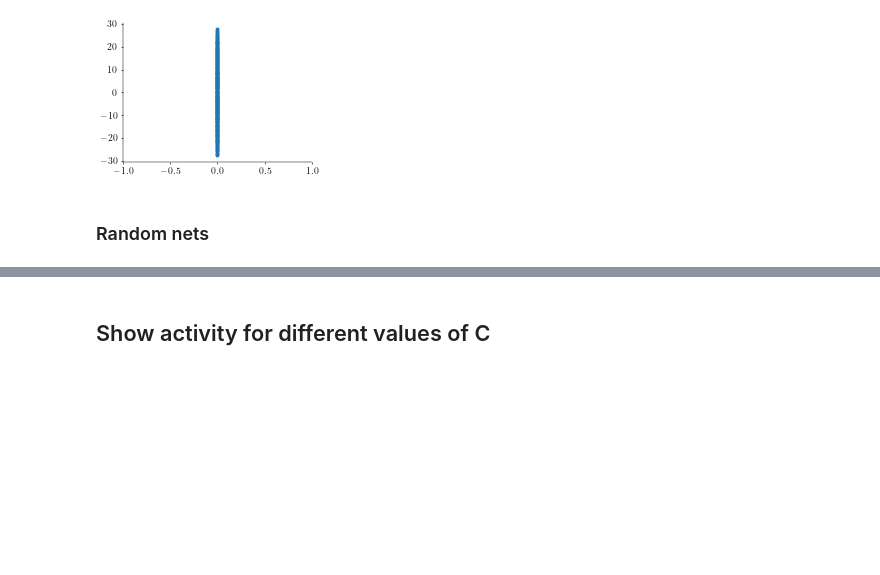
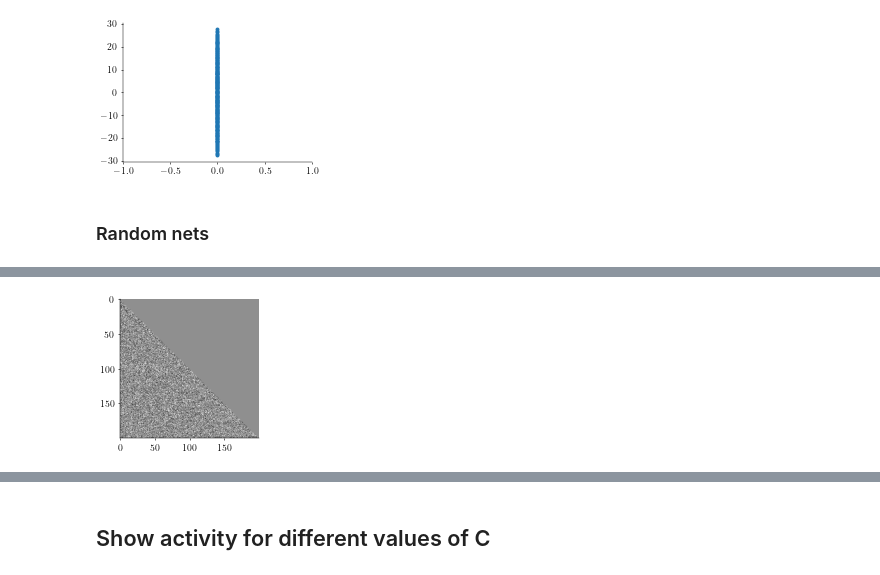
Before and after one commit to marineschimel/why-prep-2, a Jupyter notebook: notebooks/network_comp.ipynb, the cells around one changed output, grey strips where cells are left out. Saved outputs shown, nothing was run; the diff lists cells and outputs as text; code cells hidden in the pictures; blank space fills up the shorter version.

```diff
--- a/notebooks/network_comp.ipynb
+++ b/notebooks/network_comp.ipynb
@@ -651,0 +796,7 @@ fig.savefig("random_nets.pdf", format = "pdf", bbox_inches='tight')
+# %%
+w = np.loadtxt("/home/mmcs3/rds/rds-t2-cs156-T7o4pEA8QoU/mmcs3/random_monkeys_random_lambda_2E-6/ramping_triang/seed_3_200_2_0.5/w")
+plt.figure()
+plt.imshow(w.T)
+plt.savefig("w_tri.pdf", format = "pdf", bbox_inches='tight')
+# %% [output]
+[figure, added]
```
Also changed, not shown: parts of 6 cells of this notebook, 6 other files.
